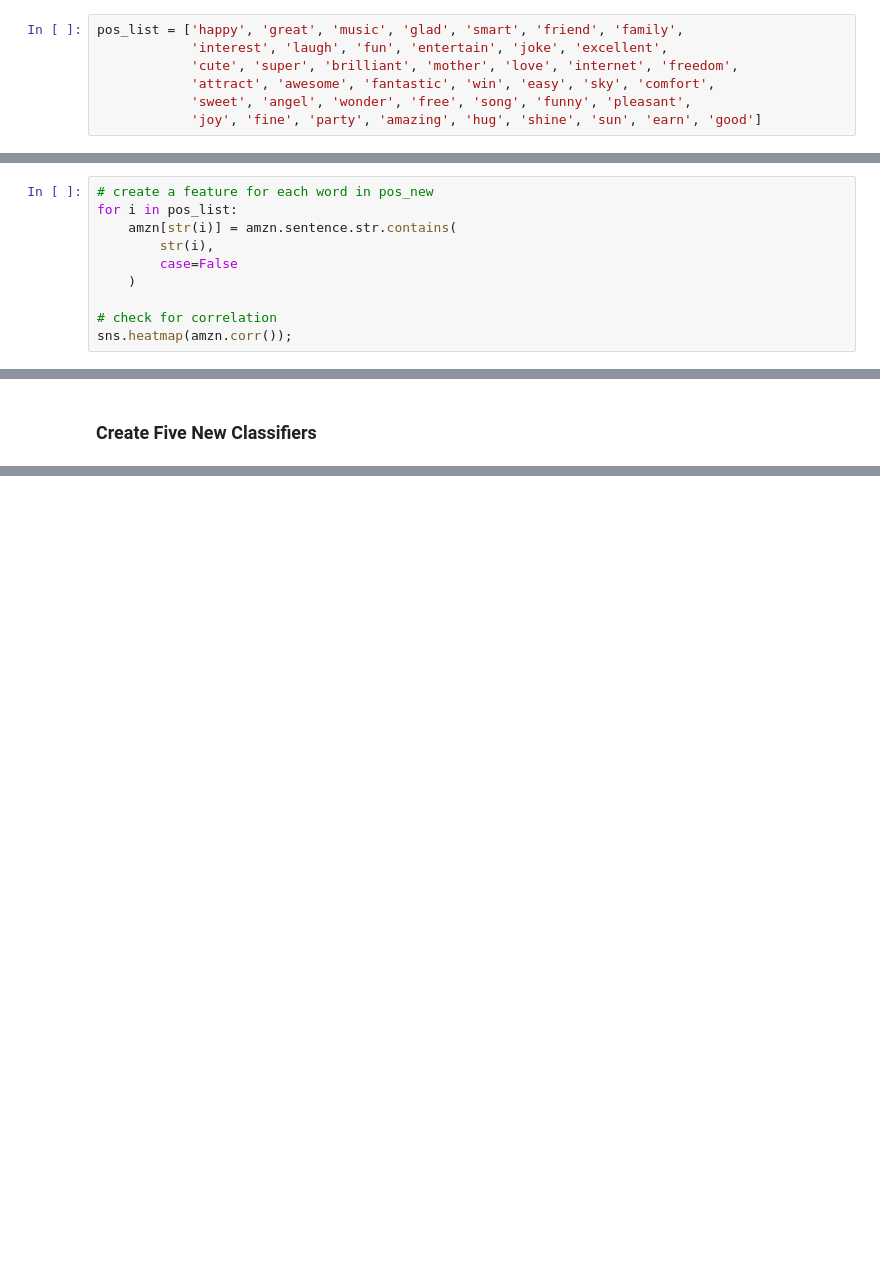
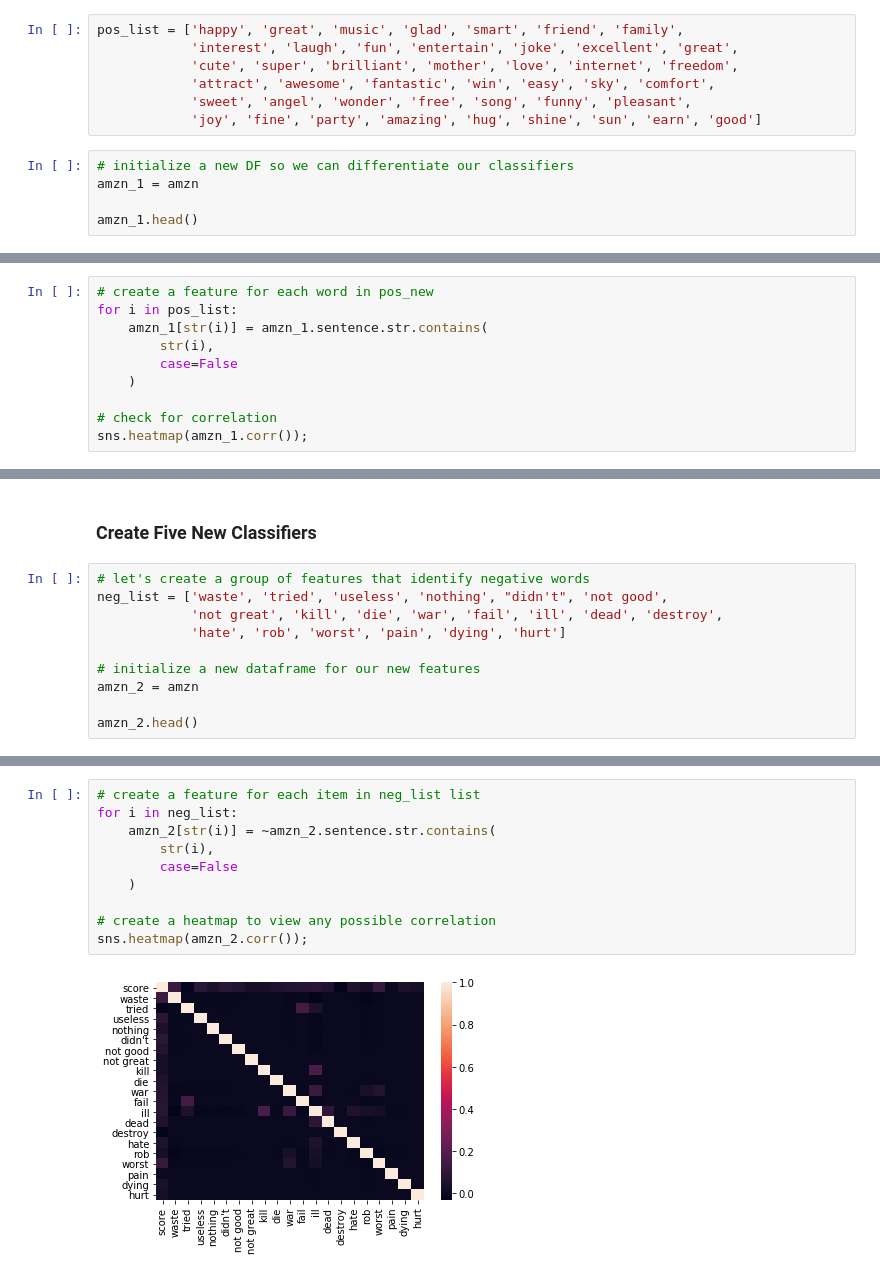
Before and after one commit to aarondelgiudice/thinkful, a Jupyter notebook: Unit_2/2.3.4_Challenge_Iterate_and_Evaluate_Your_Classifier.ipynb, the cells around one changed output, grey strips where cells are left out. Cells and saved outputs as stored; diff of their text form; blank space fills up the shorter version.

```diff
--- a/Unit_2/2.3.4_Challenge_Iterate_and_Evaluate_Your_Classifier.ipynb
+++ b/Unit_2/2.3.4_Challenge_Iterate_and_Evaluate_Your_Classifier.ipynb
@@ -48,8 +48,13 @@ amzn.head()
 | 4 | The mic is great. | 1 |
 # %%
 pos_list = ['happy', 'great', 'music', 'glad', 'smart', 'friend', 'family',
-            'interest', 'laugh', 'fun', 'entertain', 'joke', 'excellent',
+            'interest', 'laugh', 'fun', 'entertain', 'joke', 'excellent', 'great',
             'cute', 'super', 'brilliant', 'mother', 'love', 'internet', 'freedom',
             'attract', 'awesome', 'fantastic', 'win', 'easy', 'sky', 'comfort',
             'sweet', 'angel', 'wonder', 'free', 'song', 'funny', 'pleasant',
             'joy', 'fine', 'party', 'amazing', 'hug', 'shine', 'sun', 'earn', 'good']
+# %%
+# initialize a new DF so we can differentiate our classifiers
+amzn_1 = amzn
+
+amzn_1.head()
@@ -56,13 +68,13 @@ pos_list = ['happy', 'great', 'music', 'glad', 'smart', 'friend', 'family',
 # %%
 # create a feature for each word in pos_new
 for i in pos_list:
-    amzn[str(i)] = amzn.sentence.str.contains(
+    amzn_1[str(i)] = amzn_1.sentence.str.contains(
         str(i),
         case=False
     )
 
 # check for correlation
-sns.heatmap(amzn.corr());
+sns.heatmap(amzn_1.corr());
 # %% [output]
 [figure]
 # %%
@@ -173,3 +185,13 @@ Unfortunately, our model only has a 54.6% success rate when predicting positive
 This means our model is only 4.6% better than the baseline at predicting positive sentences.
 # %% [markdown]
 ### Create Five New Classifiers
+# %%
+# let's create a group of features that identify negative words
+neg_list = ['waste', 'tried', 'useless', 'nothing', "didn't", 'not good',
+            'not great', 'kill', 'die', 'war', 'fail', 'ill', 'dead', 'destroy',
+            'hate', 'rob', 'worst', 'pain', 'dying', 'hurt']
+
+# initialize a new dataframe for our new features
+amzn_2 = amzn
+
+amzn_2.head()
@@ -175,0 +205,12 @@ This means our model is only 4.6% better than the baseline at predicting positiv
+# %%
+# create a feature for each item in neg_list list
+for i in neg_list:
+    amzn_2[str(i)] = ~amzn_2.sentence.str.contains(
+        str(i),
+        case=False
+    )
+
+# create a heatmap to view any possible correlation
+sns.heatmap(amzn_2.corr());
+# %% [output]
+[figure, added]
```
Also changed, not shown: parts of 12 cells of this notebook.
